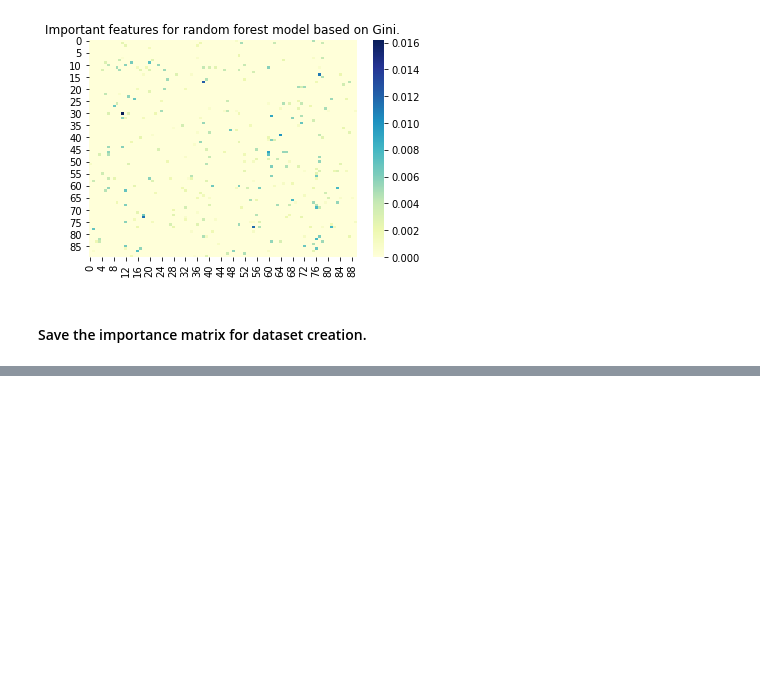
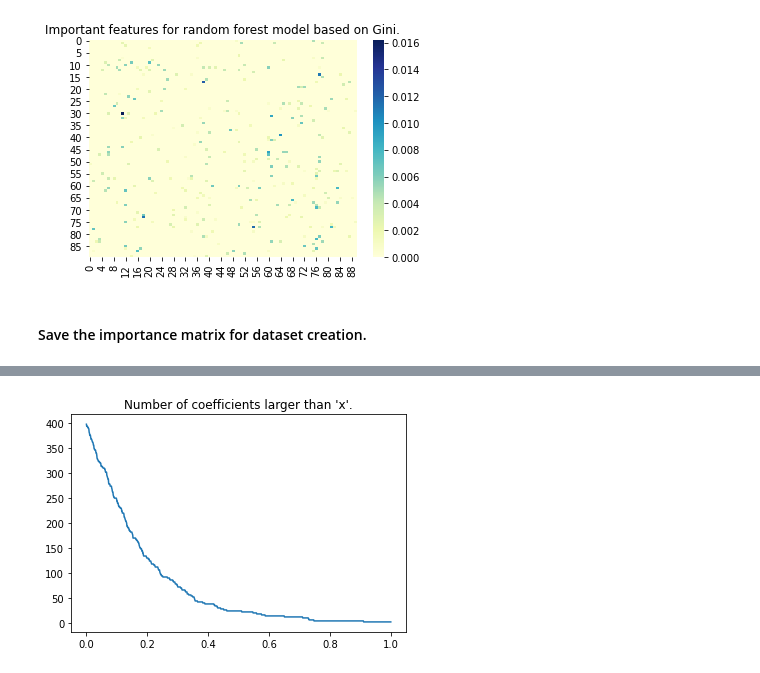
Before and after one commit to janarez/brain-connectivity, a Jupyter notebook: notebooks_gcn/standard-ml.ipynb, the cells around one changed output, grey strips where cells are left out. Saved outputs shown, nothing was run; the diff lists cells and outputs as text; code cells hidden in the pictures; blank space fills up the shorter version.

```diff
--- a/notebooks_gcn/standard-ml.ipynb
+++ b/notebooks_gcn/standard-ml.ipynb
@@ -275,0 +293,8 @@ with open(f'{PICKLE_FOLDER}/gini-importance-matrix.pickle', 'wb') as f:
+# %%
+x = np.linspace(0, 1, 1000)
+y = [np.sum(np.abs(eln.coef_) > i) for i in x]
+plt.plot(x, y)
+plt.title(f"Number of coefficients larger than 'x'.")
+plt.show()
+# %% [output]
+[figure, added]
```
Also changed, not shown: parts of 6 cells of this notebook, 1 other file.
